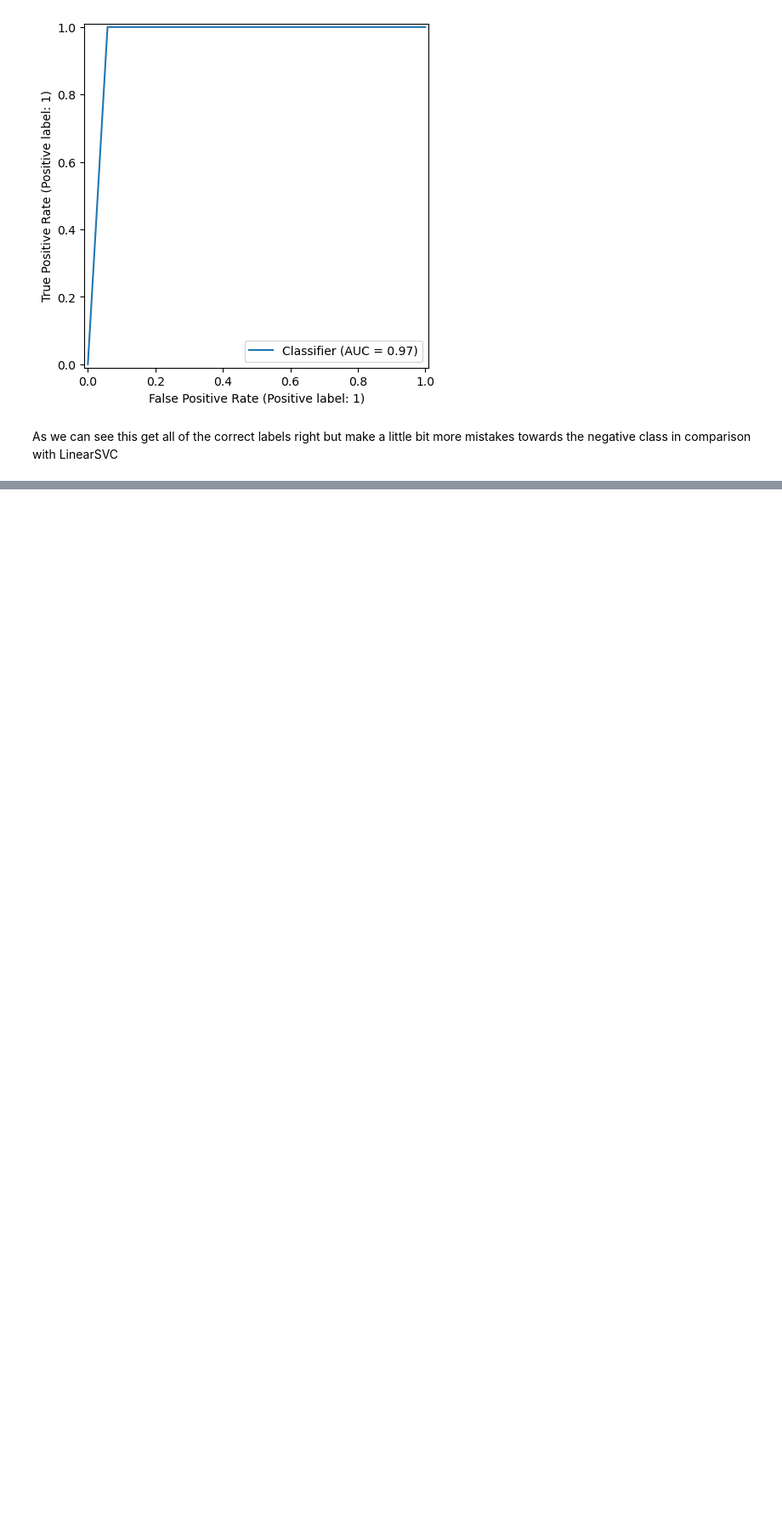
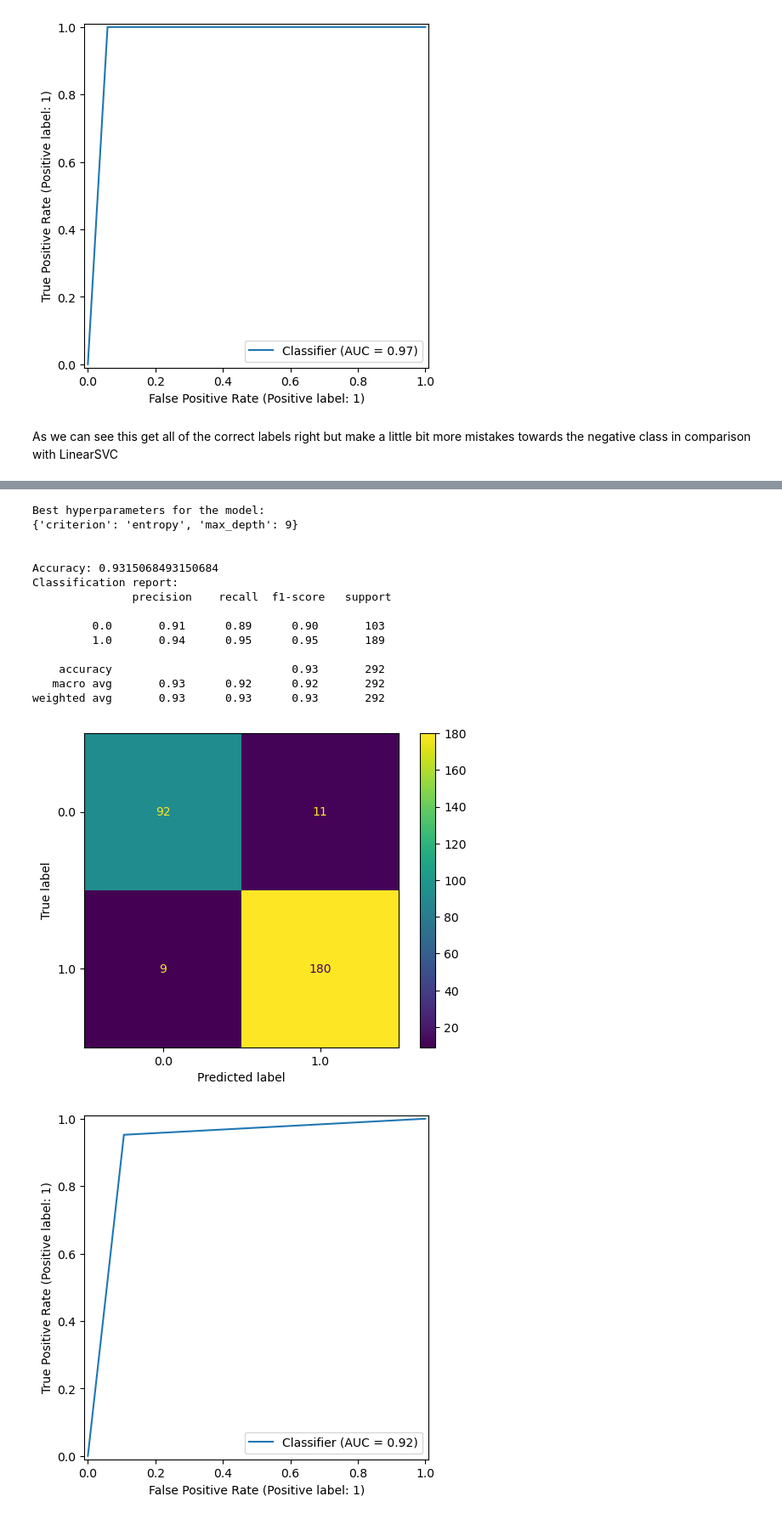
Before and after one commit to Bladwark/FitGym_ML, a Jupyter notebook: FitGym.ipynb, the cells around one changed output, grey strips where cells are left out. Shown at 85% size. Drawn from its saved outputs; the diff is of its cells as text; code cells hidden in the pictures; blank space fills up the shorter version.

```diff
--- a/FitGym.ipynb
+++ b/FitGym.ipynb
@@ -857,0 +900,10 @@ As we can see this get all of the correct labels right but make a little bit mor
+# %%
+tree = DecisionTreeClassifier(random_state=42)
+
+param_grid = {
+    'criterion':['gini','entropy'],
+    'max_depth':[4,5,6,7,8,9,10,11,12,15,20,30,40,50,70,90,120,150]
+    }
+
+grid_search = GridSearchCV(tree, param_grid=param_grid)
+grid_search.fit(X_train, y_train)
@@ -857,0 +917,36 @@ As we can see this get all of the correct labels right but make a little bit mor
+# %%
+print(f'Best hyperparameters for the model:\n{grid_search.best_params_}')
+print('\n')
+
+y_pred = grid_search.predict(X_test)
+
+accuracy = accuracy_score(y_true=y_test,y_pred=y_pred)
+report = classification_report(y_true=y_test,y_pred=y_pred)
+print(f'Accuracy: {accuracy}')
+print('Classification report:\n',report)
+
+cfm = confusion_matrix(y_true=y_test,y_pred=y_pred,labels=grid_search.classes_)
+cfm_disp = ConfusionMatrixDisplay(confusion_matrix=cfm,
+                              display_labels=grid_search.classes_)
+cfm_disp.plot()
+
+RocCurveDisplay.from_predictions(y_true=y_test,y_pred=y_pred)
+plt.tight_layout()
+plt.show()
+# %% [output]
+Best hyperparameters for the model:
+{'criterion': 'entropy', 'max_depth': 9}
+
+
+Accuracy: 0.9315068493150684
+Classification report:
+               precision    recall  f1-score   support
+
+         0.0       0.91      0.89      0.90       103
+         1.0       0.94      0.95      0.95       189
+
+    accuracy                           0.93       292
+   macro avg       0.93      0.92      0.92       292
+weighted avg       0.93      0.93      0.93       292
+[figure, added]
+[figure, added]
```
Also changed, not shown: parts of 33 cells of this notebook.
